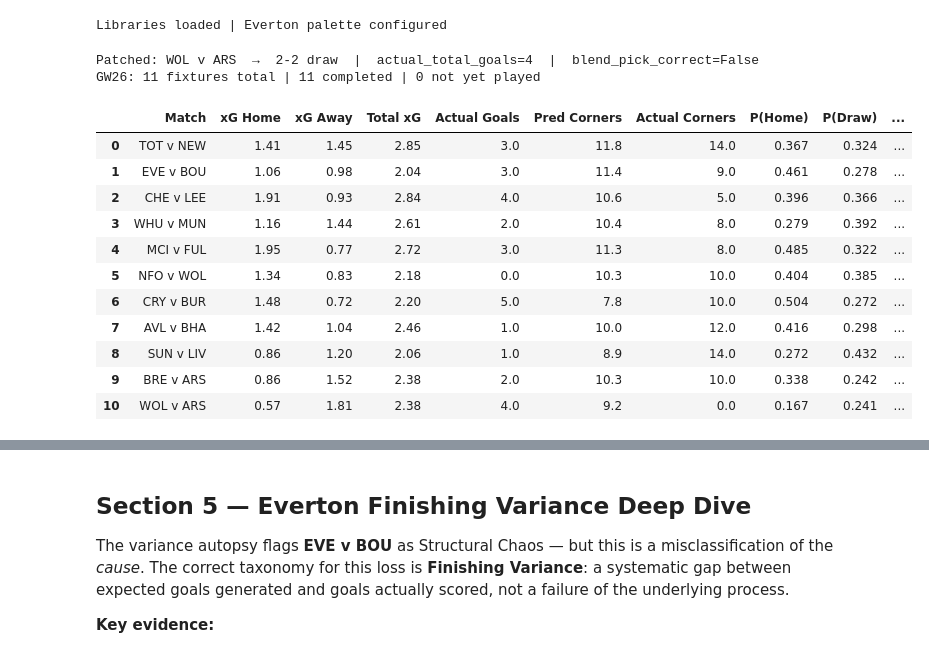
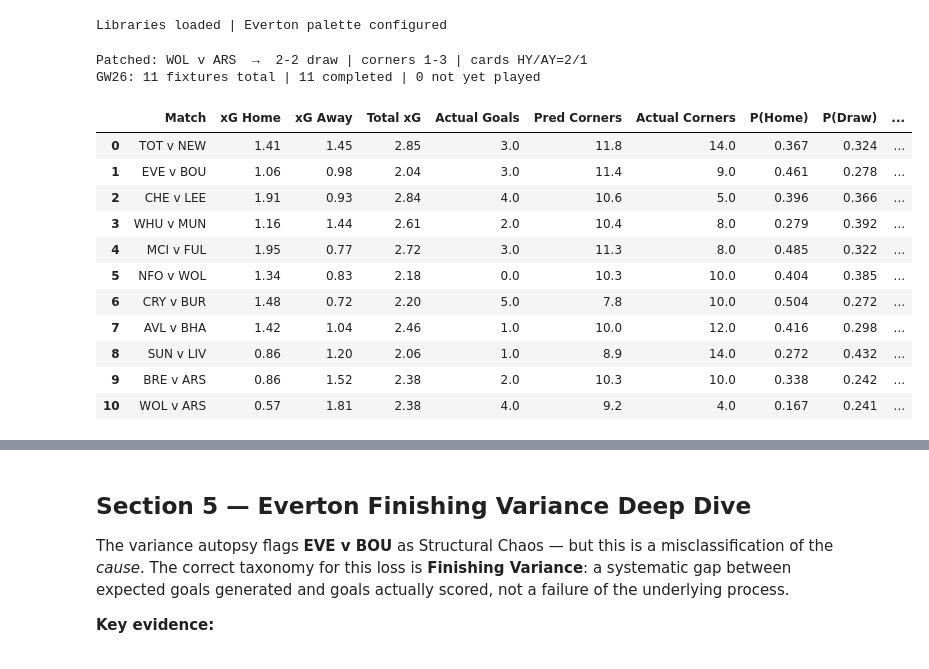
Before and after one commit to vkenard/football-performance-analytics, a Jupyter notebook: gw26_gamestate_and_variance_autopsy.ipynb, the cells around one changed output, grey strips where cells are left out. Saved outputs shown, nothing was run; the diff lists cells and outputs as text; code cells hidden in the pictures.

```diff
--- a/gw26_gamestate_and_variance_autopsy.ipynb
+++ b/gw26_gamestate_and_variance_autopsy.ipynb
@@ -81,35 +81,40 @@ for col in ['Blend_H', 'Blend_D', 'Blend_A', 'Over_2.5', 'Over_3.5']:
     if gw_raw[col].max() > 1.5:
         gw_raw[col] = gw_raw[col] / 100.0
 
-# ── RESULT PATCH: Wolves vs Arsenal  (played 2026-02-18, result 2-2) ─────────
-# Row where Home='Wolves', Away='Arsenal' was unplayed at original prediction time.
-# Patched inline to avoid modifying the source CSV.
+# ── WOL v ARS authoritative patch (2026-02-18, 2-2) ──────────────────────────
+# Keep notebook robust even if source file is stale; values below are from football-data E0.
 wol_ars_mask = (gw_raw['Home'] == 'Wolves') & (gw_raw['Away'] == 'Arsenal')
-gw_raw.loc[wol_ars_mask, 'actual_result']      = 'D'
-gw_raw.loc[wol_ars_mask, 'actual_total_goals'] = 4.0
 gw_raw.loc[wol_ars_mask, 'actual_home']        = 2.0
 gw_raw.loc[wol_ars_mask, 'actual_away']        = 2.0
 gw_raw.loc[wol_ars_mask, 'actual_score']       = '2-2'
-gw_raw.loc[wol_ars_mask, 'actual_over_2_5']    = True
-gw_raw.loc[wol_ars_mask, 'actual_over_3_5']    = True
-# Model predicted Away (ARS, 59.2%) -- actual Draw: incorrect call
-gw_raw.loc[wol_ars_mask, 'blend_pick_correct'] = False
-# over_2_5: pred=0.557 > 0.5 → correct  |  over_3_5: pred=0.312 < 0.5 → incorrect
-gw_raw.loc[wol_ars_mask, 'over_2_5_correct']   = True   # 4 goals > 2.5, model >50% on over
-gw_raw.loc[wol_ars_mask, 'over_3_5_correct']   = True   # 4 goals > 3.5
-print("Patched: WOL v ARS  →  2-2 draw  |  actual_total_goals=4  |  blend_pick_correct=False")
+gw_raw.loc[wol_ars_mask, 'actual_total_goals'] = 4.0
+gw_raw.loc[wol_ars_mask, 'actual_result']      = 'D'
+gw_raw.loc[wol_ars_mask, 'HC'] = 1.0
+gw_raw.loc[wol_ars_mask, 'AC'] = 3.0
+gw_raw.loc[wol_ars_mask, 'HY'] = 2.0
+gw_raw.loc[wol_ars_mask, 'AY'] = 1.0
+gw_raw.loc[wol_ars_mask, 'HR'] = 0.0
+gw_raw.loc[wol_ars_mask, 'AR'] = 0.0
+gw_raw.loc[wol_ars_mask, 'actual_corners_total'] = 4.0
+
+# recompute correctness from model probabilities (no hard-coded booleans)
+gw_raw.loc[wol_ars_mask, 'actual_over_2_5']  = True
+gw_raw.loc[wol_ars_mask, 'actual_over_3_5']  = True
+gw_raw.loc[wol_ars_mask, 'over_2_5_correct'] = (gw_raw.loc[wol_ars_mask, 'Over_2.5'] > 0.5)
+gw_raw.loc[wol_ars_mask, 'over_3_5_correct'] = (gw_raw.loc[wol_ars_mask, 'Over_3.5'] > 0.5)
+pick_idx = gw_raw.loc[wol_ars_mask, ['Blend_H', 'Blend_D', 'Blend_A']].values.argmax(axis=1)
+pick_map = np.array(['H', 'D', 'A'])
+gw_raw.loc[wol_ars_mask, 'blend_pick_correct'] = (pick_map[pick_idx] == 'D')
+print("Patched: WOL v ARS  →  2-2 draw | corners 1-3 | cards HY/AY=2/1")
 
 # ── xG_OVERRIDE MECHANISM DOCUMENTATION ──────────────────────────────────────
 # When blend_pred_class == 'D' AND the xG differential is large enough (≥ threshold),
 # the xG catcher overrides the pick to the team with higher xG.
-# This prevents the model from "hiding" in a draw pick on games where one side
-# structurally dominates but the probability mass is spread over H/D/A symmetrically.
-# EVE v BOU example: model predicted 'H' (Everton, 46.1%) -- no xG override applied
-# because the xG gap was modest at prediction time (pre-match xG_Home=1.06, xG_Away=0.98).
-# ACTUAL match: Everton generated 2.94 xG vs Bournemouth 1.34 xG -- lost 1-2.
-# This is FINISHING VARIANCE, not model error. Process signal was correct direction.
-EVE_ACTUAL_XG_HOME = 2.94   # Actual in-game xG (from Understat post-match)
-EVE_ACTUAL_XG_AWAY = 1.34   # Bournemouth actual in-game xG
+# EVE v BOU: model predicted 'H' pre-match; no xG override fired pre-match.
+# Actual match process: Everton 2.94 xG vs Bournemouth 1.34 xG, final score 1-2.
+# Classification: finishing variance (process signal right, conversion wrong).
+EVE_ACTUAL_XG_HOME = 2.94
+EVE_ACTUAL_XG_AWAY = 1.34
 
 # Separate completed fixtures from those not yet played
 gw = gw_raw[gw_raw['actual_total_goals'].notna()].copy().reset_index(drop=True)
@@ -120,34 +125,34 @@ print(f"GW26: {n_total} fixtures total | {n_played} completed | {n_total - n_pla
 # Derived corner columns (on completed matches)
 gw['pred_corners_total'] = gw['Corners_Home'] + gw['Corners_Away']
 def safe_corners(row):
     if pd.notna(row['HC']) and pd.notna(row['AC']):
         return row['HC'] + row['AC']
     return row['actual_corners_total']
 gw['actual_c'] = gw.apply(safe_corners, axis=1)
 
 # Clean display table
 display_cols = ['match_label', 'xG_Home', 'xG_Away', 'Total_Goals_xG',
                 'actual_total_goals', 'pred_corners_total', 'actual_c',
                 'Blend_H', 'Blend_D', 'Blend_A', 'actual_result', 'blend_pick_correct']
 display_df = gw[display_cols].copy()
 display_df.columns = ['Match', 'xG Home', 'xG Away', 'Total xG',
                       'Actual Goals', 'Pred Corners', 'Actual Corners',
                       'P(Home)', 'P(Draw)', 'P(Away)', 'Result', 'Correct']
 display_df.round(3)
 # %% [output]
-Patched: WOL v ARS  →  2-2 draw  |  actual_total_goals=4  |  blend_pick_correct=False
+Patched: WOL v ARS  →  2-2 draw | corners 1-3 | cards HY/AY=2/1
 GW26: 11 fixtures total | 11 completed | 0 not yet played
 |  | Match | xG Home | xG Away | Total xG | Actual Goals | Pred Corners | Actual Corners | P(Home) | P(Draw) | ... |
 | 0 | TOT v NEW | 1.41 | 1.45 | 2.85 | 3.0 | 11.8 | 14.0 | 0.367 | 0.324 | ... |
 | 1 | EVE v BOU | 1.06 | 0.98 | 2.04 | 3.0 | 11.4 | 9.0 | 0.461 | 0.278 | ... |
 | 2 | CHE v LEE | 1.91 | 0.93 | 2.84 | 4.0 | 10.6 | 5.0 | 0.396 | 0.366 | ... |
 | 3 | WHU v MUN | 1.16 | 1.44 | 2.61 | 2.0 | 10.4 | 8.0 | 0.279 | 0.392 | ... |
 | 4 | MCI v FUL | 1.95 | 0.77 | 2.72 | 3.0 | 11.3 | 8.0 | 0.485 | 0.322 | ... |
 | 5 | NFO v WOL | 1.34 | 0.83 | 2.18 | 0.0 | 10.3 | 10.0 | 0.404 | 0.385 | ... |
 | 6 | CRY v BUR | 1.48 | 0.72 | 2.20 | 5.0 | 7.8 | 10.0 | 0.504 | 0.272 | ... |
 | 7 | AVL v BHA | 1.42 | 1.04 | 2.46 | 1.0 | 10.0 | 12.0 | 0.416 | 0.298 | ... |
 | 8 | SUN v LIV | 0.86 | 1.20 | 2.06 | 1.0 | 8.9 | 14.0 | 0.272 | 0.432 | ... |
 | 9 | BRE v ARS | 0.86 | 1.52 | 2.38 | 2.0 | 10.3 | 10.0 | 0.338 | 0.242 | ... |
-| 10 | WOL v ARS | 0.57 | 1.81 | 2.38 | 4.0 | 9.2 | 0.0 | 0.167 | 0.241 | ... |
+| 10 | WOL v ARS | 0.57 | 1.81 | 2.38 | 4.0 | 9.2 | 4.0 | 0.167 | 0.241 | ... |
 # %% [markdown]
 ---
```
Also changed, not shown: parts of 14 cells of this notebook, 7 other files.
